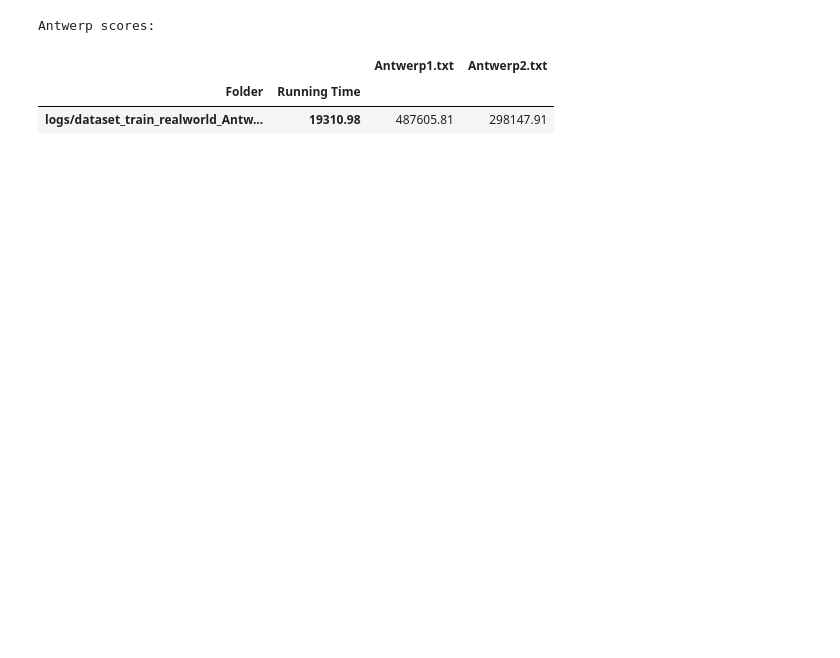
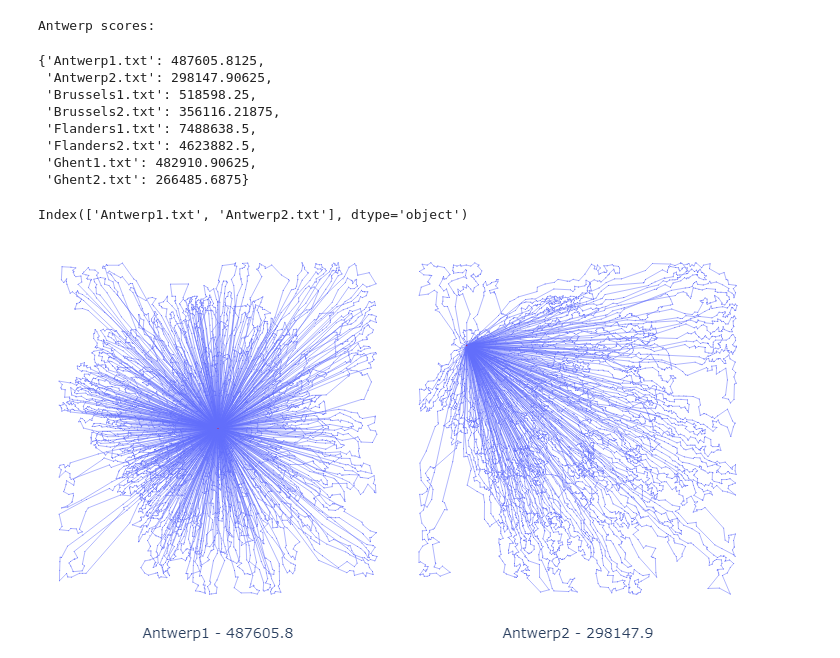
Before and after one commit to vietbtx/VRPpp, a Jupyter notebook: experiments_realworld.ipynb, the cells around one changed output. Cells and saved outputs as stored; diff of their text form; code cells hidden in the pictures; blank space fills up the shorter version.

```diff
--- a/experiments_realworld.ipynb
+++ b/experiments_realworld.ipynb
@@ -5,32 +5,50 @@ from plotly.subplots import make_subplots
 from env.utils import load_all_scores, instance_fig
 # %%
 print("Antwerp scores:")
-irl_hgs_antwerp_df = load_all_scores("logs/dataset_train_realworld_Antwerp_HGS_0.1", [1], ["Antwerp1.txt", "Antwerp2.txt"])
-irl_hgs_antwerp_best_score = irl_hgs_antwerp_df.applymap(lambda x: min(x))
-irl_hgs_antwerp_best_score.round(2)
+antwerp = load_all_scores("logs/dataset_train_realworld_Antwerp_HGS_0.1", [1], ["Antwerp1.txt", "Antwerp2.txt"]).applymap(lambda x: min(x))
+brussels = load_all_scores("logs/dataset_train_realworld_Brussels_HGS_0.1", [1], ["Brussels1.txt", "Brussels2.txt"]).applymap(lambda x: min(x))
+flanders = load_all_scores("logs/dataset_train_realworld_Flanders_HGS_0.1", [1], ["Flanders1.txt", "Flanders2.txt"]).applymap(lambda x: min(x))
+ghent = load_all_scores("logs/dataset_train_realworld_Ghent_HGS_0.1", [1], ["Ghent1.txt", "Ghent2.txt"]).applymap(lambda x: min(x))
+
+best_scores = {}
+for instance in [antwerp, brussels, flanders, ghent]:
+    for key in instance:
+        best_scores[key] = instance[key].values[0]
+best_scores
 # %% [output]
 Antwerp scores:
-|  |  | Antwerp1.txt | Antwerp2.txt |
-| Folder | Running Time |  |  |
-| logs/dataset_train_realworld_Antw... | 19310.98 | 487605.81 | 298147.91 |
+{'Antwerp1.txt': 487605.8125,
+ 'Antwerp2.txt': 298147.90625,
+ 'Brussels1.txt': 518598.25,
+ 'Brussels2.txt': 356116.21875,
+ 'Flanders1.txt': 7488638.5,
+ 'Flanders2.txt': 4623882.5,
+ 'Ghent1.txt': 482910.90625,
+ 'Ghent2.txt': 266485.6875}
+# %%
+antwerp.keys()
+# %% [output]
+Index(['Antwerp1.txt', 'Antwerp2.txt'], dtype='object')
 # %%
-def show_graphs(algo, lamb, best_scores):
+def show_graphs(algo, lamb, best_scores, data_name):
     n = 2
-    width = 180*3*n
+    width = 180*2*n
     fig = make_subplots(rows=1, cols=n, horizontal_spacing=0)
-    os.makedirs(f"graphs/dataset_train_realworld_Antwerp_{algo}_{lamb}", exist_ok=True)
-    for i, key in enumerate(["Antwerp1.txt", "Antwerp2.txt"]):
-        plotly_fig, score = instance_fig(best_scores, key, "dataset/train/realworld/Antwerp")
-        plotly_fig.write_image(f"graphs/dataset_train_realworld_Antwerp_{algo}_{lamb}/{key}.pdf")
+    os.makedirs(f"graphs/dataset_train_realworld_{data_name}_{algo}_{lamb}", exist_ok=True)
+    for i, key in enumerate(best_scores.keys()):
+        plotly_fig, score = instance_fig(best_scores, key, f"dataset/train/realworld/{data_name}")
+        plotly_fig.write_image(f"graphs/dataset_train_realworld_{data_name}_{algo}_{lamb}/{key}.pdf")
         title = key.split(".")[0] + f" - {score:.1f}"
         fig.add_traces(plotly_fig.data, rows=i//n+1, cols=i%n+1)
         fig['layout'][f'xaxis{i+1}'].update(title=title)
-    fig.update_layout(height=200*3, width=width)
+    fig.update_layout(height=200*2, width=width)
     fig.update_traces(line_width=0.5, marker_size=1)
     fig.update_layout(template='plotly_white', margin=dict(l=0, r=0, t=0, b=0, pad=0, autoexpand=True))
     fig.update_xaxes(showgrid=False, showticklabels=False, showline=False, zeroline=False)
     fig.update_yaxes(visible=False)
     fig.update_layout(showlegend=False)
-    fig.show("svg")
+    fig.show("png")
 # %%
-show_graphs("HGS", 0.1, irl_hgs_antwerp_best_score)
+show_graphs("HGS", 0.1, antwerp, "Antwerp")
+# %% [output]
+[figure, added]
```
Also changed, not shown: parts of 3 cells of this notebook.
